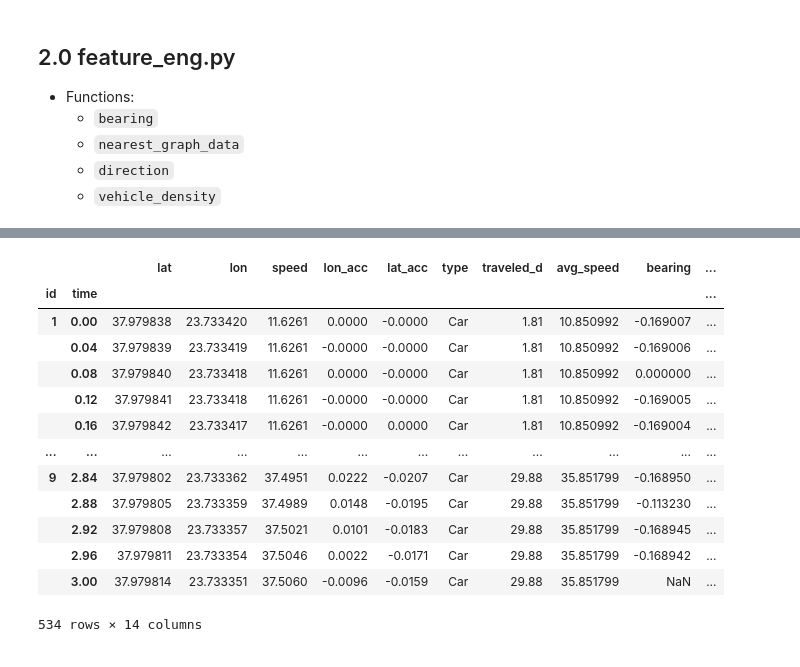
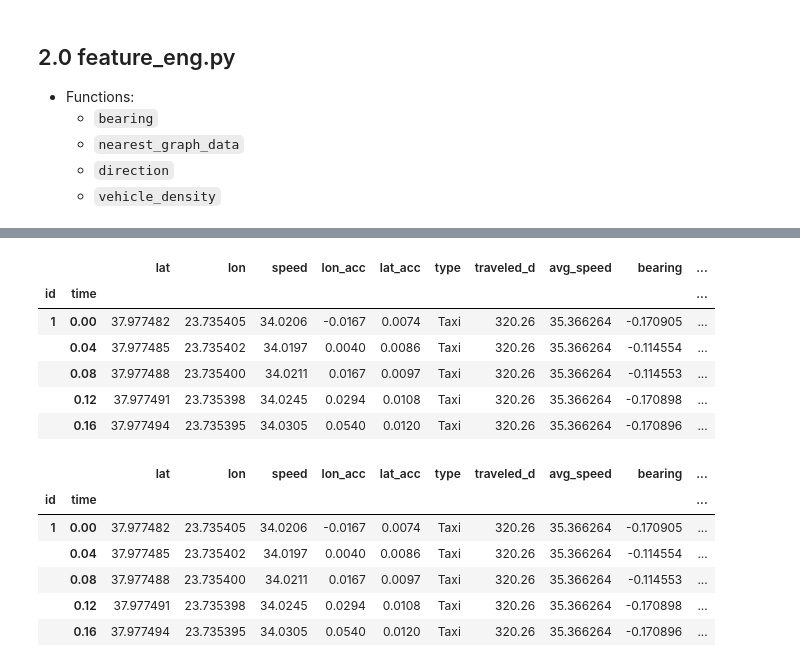
Before and after one commit to ArchieGertsman/GreekDrivers, a Jupyter notebook: Data/demonstration.ipynb, the cells around one changed output, grey strips where cells are left out. Cells and saved outputs as stored; diff of their text form; code cells hidden in the pictures.

```diff
--- a/Data/demonstration.ipynb
+++ b/Data/demonstration.ipynb
@@ -23,8 +23,8 @@ from feature_eng import *
   - `pickle_df`
 # %%
 #csv_to_df
-df = csv_to_df('sample.csv') #simply need to feed in name of .csv file containing dat a
-df
+df = csv_to_df('sample_larger.csv') #simply need to feed in name of .csv file containing dat a
+df.head()
 # %% [output]
 |  |  | lat | lon | speed | lon_acc | lat_acc | type | traveled_d | avg_speed |
 | id | time |  |  |  |  |  |  |  |  |
@@ -73,9 +61,11 @@ df
 # %%
 #add nearest nodes and edges
-
-graph = ox.graph_from_address('Athens, Municipality of Athens, Regional Unit of Central Athens, Attica, 10667, Greece', network_type='drive')  #need to provide graph from osmnx as well
-df = nearest_graph_data(df, graph) #nearest_graph_data will then return multiple features regarding the node and edge per id
-df
+lat = df.iloc[1,0]
+lon = df.iloc[1,1]
+graph = ox.graph_from_point((lat,lon), network_type='drive', dist=700)
+#graph = ox.graph_from_address('Athens, Municipality of Athens, Regional Unit of Central Athens, Attica, 10667, Greece', network_type='drive')  #need to provide graph from osmnx as well
+df = nearest_graph_data(df, graph,mode='balltree') #nearest_graph_data will then return multiple features regarding the node and edge per id
+df.head()
 # %% [output]
 |  |  | lat | lon | speed | lon_acc | lat_acc | type | traveled_d | avg_speed | bearing | ... |
 | id | time |  |  |  |  |  |  |  |  |  | ... |
@@ -94,22 +77,27 @@ df
 # %%
 # add vehicle direction wrt edge
 df = direction(df) # running direction on dataframe will then return a df with the direction as a column
-df
+df.head()
 # %% [output]
 |  |  | lat | lon | speed | lon_acc | lat_acc | type | traveled_d | avg_speed | bearing | ... |
 | id | time |  |  |  |  |  |  |  |  |  | ... |
-| 1 | 0.00 | 37.979838 | 23.733420 | 11.6261 | 0.0000 | -0.0000 | Car | 1.81 | 10.850992 | -0.169007 | ... |
-|  | 0.04 | 37.979839 | 23.733419 | 11.6261 | -0.0000 | -0.0000 | Car | 1.81 | 10.850992 | -0.169006 | ... |
-|  | 0.08 | 37.979840 | 23.733418 | 11.6261 | 0.0000 | -0.0000 | Car | 1.81 | 10.850992 | 0.000000 | ... |
-|  | 0.12 | 37.979841 | 23.733418 | 11.6261 | -0.0000 | -0.0000 | Car | 1.81 | 10.850992 | -0.169005 | ... |
-|  | 0.16 | 37.979842 | 23.733417 | 11.6261 | -0.0000 | 0.0000 | Car | 1.81 | 10.850992 | -0.169004 | ... |
-| ... | ... | ... | ... | ... | ... | ... | ... | ... | ... | ... | ... |
-| 9 | 2.84 | 37.979802 | 23.733362 | 37.4951 | 0.0222 | -0.0207 | Car | 29.88 | 35.851799 | -0.168950 | ... |
-|  | 2.88 | 37.979805 | 23.733359 | 37.4989 | 0.0148 | -0.0195 | Car | 29.88 | 35.851799 | -0.113230 | ... |
-|  | 2.92 | 37.979808 | 23.733357 | 37.5021 | 0.0101 | -0.0183 | Car | 29.88 | 35.851799 | -0.168945 | ... |
-|  | 2.96 | 37.979811 | 23.733354 | 37.5046 | 0.0022 | -0.0171 | Car | 29.88 | 35.851799 | -0.168942 | ... |
-|  | 3.00 | 37.979814 | 23.733351 | 37.5060 | -0.0096 | -0.0159 | Car | 29.88 | 35.851799 | NaN | ... |
+| 1 | 0.00 | 37.977482 | 23.735405 | 34.0206 | -0.0167 | 0.0074 | Taxi | 320.26 | 35.366264 | -0.170905 | ... |
+|  | 0.04 | 37.977485 | 23.735402 | 34.0197 | 0.0040 | 0.0086 | Taxi | 320.26 | 35.366264 | -0.114554 | ... |
+|  | 0.08 | 37.977488 | 23.735400 | 34.0211 | 0.0167 | 0.0097 | Taxi | 320.26 | 35.366264 | -0.114553 | ... |
+|  | 0.12 | 37.977491 | 23.735398 | 34.0245 | 0.0294 | 0.0108 | Taxi | 320.26 | 35.366264 | -0.170898 | ... |
+|  | 0.16 | 37.977494 | 23.735395 | 34.0305 | 0.0540 | 0.0120 | Taxi | 320.26 | 35.366264 | -0.170896 | ... |
-534 rows × 14 columns
+# %%
+#Add Cross track distance
+df = cross_track(df,graph)
+df.head()
+# %% [output]
+|  |  | lat | lon | speed | lon_acc | lat_acc | type | traveled_d | avg_speed | bearing | ... |
+| id | time |  |  |  |  |  |  |  |  |  | ... |
+| 1 | 0.00 | 37.977482 | 23.735405 | 34.0206 | -0.0167 | 0.0074 | Taxi | 320.26 | 35.366264 | -0.170905 | ... |
+|  | 0.04 | 37.977485 | 23.735402 | 34.0197 | 0.0040 | 0.0086 | Taxi | 320.26 | 35.366264 | -0.114554 | ... |
+|  | 0.08 | 37.977488 | 23.735400 | 34.0211 | 0.0167 | 0.0097 | Taxi | 320.26 | 35.366264 | -0.114553 | ... |
+|  | 0.12 | 37.977491 | 23.735398 | 34.0245 | 0.0294 | 0.0108 | Taxi | 320.26 | 35.366264 | -0.170898 | ... |
+|  | 0.16 | 37.977494 | 23.735395 | 34.0305 | 0.0540 | 0.0120 | Taxi | 320.26 | 35.366264 | -0.170896 | ... |
 # %%
 #vehicle_density
 vehicle_density_df = vehicle_density(df) #running vehicle_density then returns the number of vehicles per start_node and end_node pairs, still needs to be reformatted and added back to main df
```
Also changed, not shown: parts of 18 cells of this notebook.
